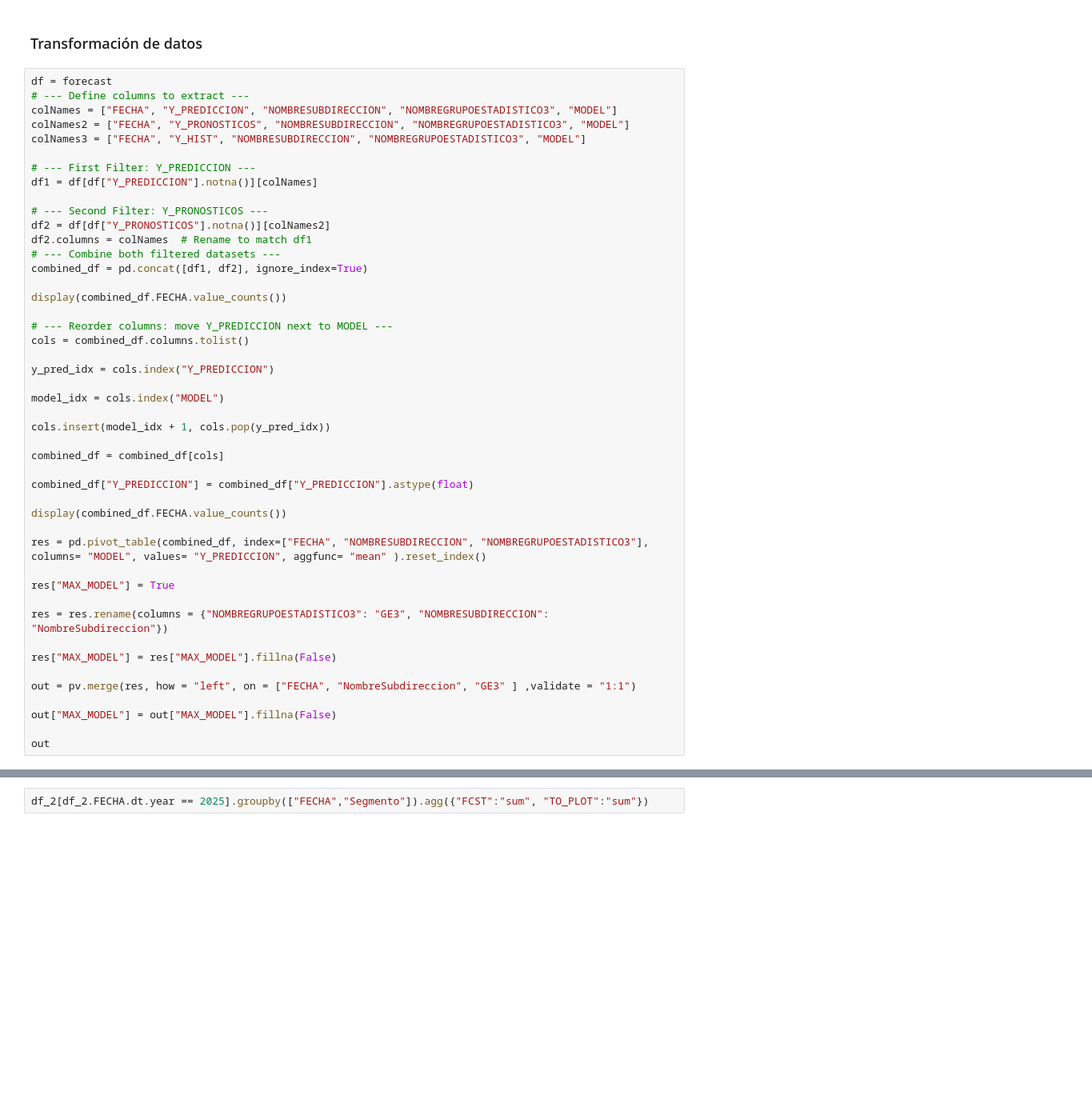
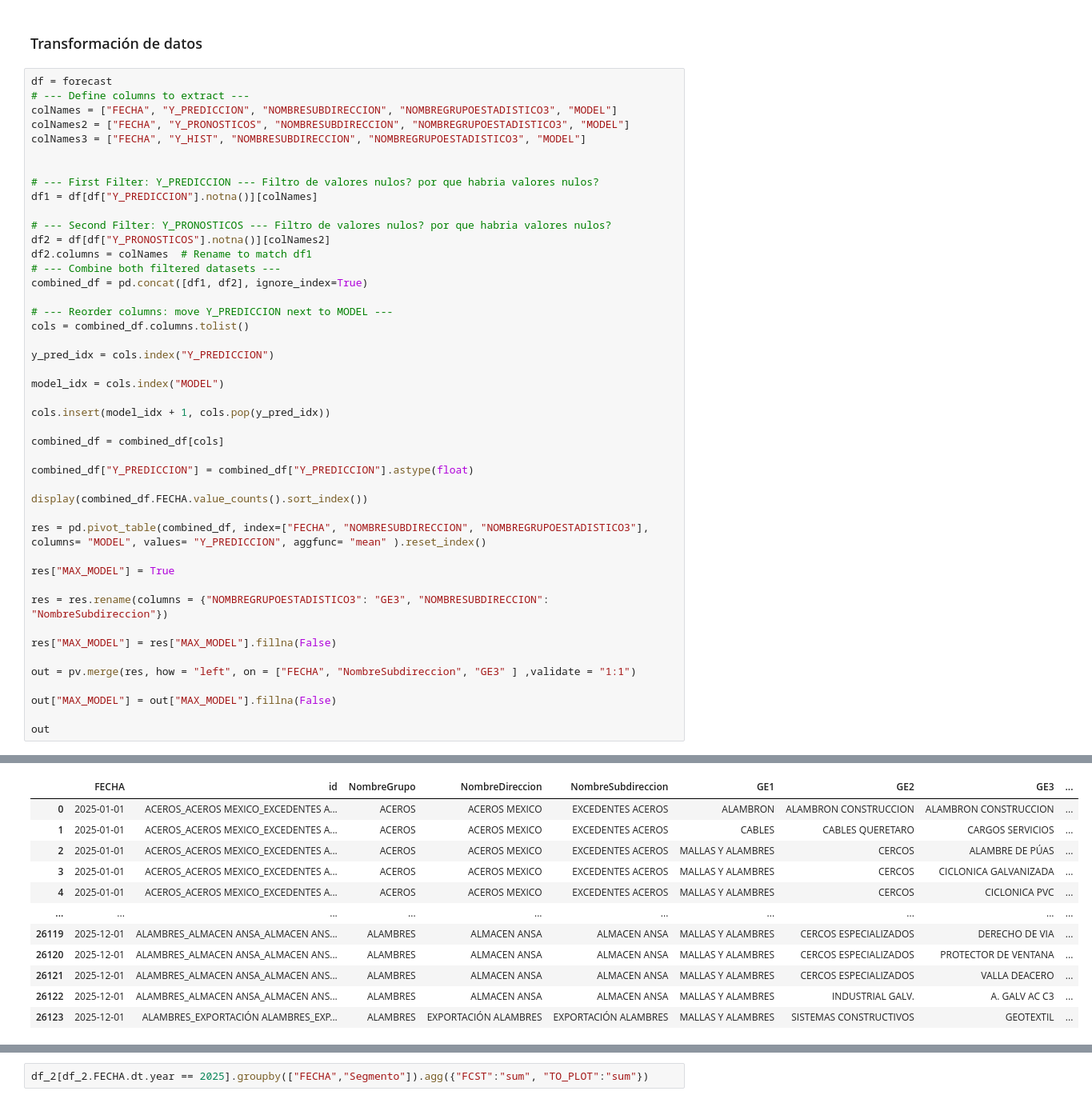
Before and after one commit to adojedar/demanda2, a Jupyter notebook: POP_BQ.ipynb, the cells around one changed output, grey strips where cells are left out. Shown: that part at 80% size. Saved outputs shown, nothing was run; the diff lists cells and outputs as text; blank space fills up the shorter version.

```diff
--- a/POP_BQ.ipynb
+++ b/POP_BQ.ipynb
@@ -327,16 +234,15 @@ colNames = ["FECHA", "Y_PREDICCION", "NOMBRESUBDIRECCION", "NOMBREGRUPOESTADISTI
 colNames2 = ["FECHA", "Y_PRONOSTICOS", "NOMBRESUBDIRECCION", "NOMBREGRUPOESTADISTICO3", "MODEL"]
 colNames3 = ["FECHA", "Y_HIST", "NOMBRESUBDIRECCION", "NOMBREGRUPOESTADISTICO3", "MODEL"]
 
-# --- First Filter: Y_PREDICCION ---
+
+# --- First Filter: Y_PREDICCION --- Filtro de valores nulos? por que habria valores nulos?
 df1 = df[df["Y_PREDICCION"].notna()][colNames]
 
-# --- Second Filter: Y_PRONOSTICOS ---
+# --- Second Filter: Y_PRONOSTICOS --- Filtro de valores nulos? por que habria valores nulos?
 df2 = df[df["Y_PRONOSTICOS"].notna()][colNames2]
 df2.columns = colNames  # Rename to match df1
 # --- Combine both filtered datasets ---
 combined_df = pd.concat([df1, df2], ignore_index=True)
-
-display(combined_df.FECHA.value_counts())
 
 # --- Reorder columns: move Y_PREDICCION next to MODEL ---
 cols = combined_df.columns.tolist()
@@ -351,7 +257,7 @@ combined_df = combined_df[cols]
 
 combined_df["Y_PREDICCION"] = combined_df["Y_PREDICCION"].astype(float)
 
-display(combined_df.FECHA.value_counts())
+display(combined_df.FECHA.value_counts().sort_index())
 
 res = pd.pivot_table(combined_df, index=["FECHA", "NOMBRESUBDIRECCION", "NOMBREGRUPOESTADISTICO3"], columns= "MODEL", values= "Y_PREDICCION", aggfunc= "mean" ).reset_index()
 
@@ -385 +291,13 @@ FECHA
 Name: count, dtype: int64
+|  | FECHA | id | NombreGrupo | NombreDireccion | NombreSubdireccion | GE1 | GE2 | GE3 | ... |
+| 0 | 2025-01-01 | ACEROS_ACEROS MEXICO_EXCEDENTES A... | ACEROS | ACEROS MEXICO | EXCEDENTES ACEROS | ALAMBRON | ALAMBRON CONSTRUCCION | ALAMBRON CONSTRUCCION | ... |
+| 1 | 2025-01-01 | ACEROS_ACEROS MEXICO_EXCEDENTES A... | ACEROS | ACEROS MEXICO | EXCEDENTES ACEROS | CABLES | CABLES QUERETARO | CARGOS SERVICIOS | ... |
+| 2 | 2025-01-01 | ACEROS_ACEROS MEXICO_EXCEDENTES A... | ACEROS | ACEROS MEXICO | EXCEDENTES ACEROS | MALLAS Y ALAMBRES | CERCOS | ALAMBRE DE PÚAS | ... |
+| 3 | 2025-01-01 | ACEROS_ACEROS MEXICO_EXCEDENTES A... | ACEROS | ACEROS MEXICO | EXCEDENTES ACEROS | MALLAS Y ALAMBRES | CERCOS | CICLONICA GALVANIZADA | ... |
+| 4 | 2025-01-01 | ACEROS_ACEROS MEXICO_EXCEDENTES A... | ACEROS | ACEROS MEXICO | EXCEDENTES ACEROS | MALLAS Y ALAMBRES | CERCOS | CICLONICA PVC | ... |
+| ... | ... | ... | ... | ... | ... | ... | ... | ... | ... |
+| 26119 | 2025-12-01 | ALAMBRES_ALMACEN ANSA_ALMACEN ANS... | ALAMBRES | ALMACEN ANSA | ALMACEN ANSA | MALLAS Y ALAMBRES | CERCOS ESPECIALIZADOS | DERECHO DE VIA | ... |
+| 26120 | 2025-12-01 | ALAMBRES_ALMACEN ANSA_ALMACEN ANS... | ALAMBRES | ALMACEN ANSA | ALMACEN ANSA | MALLAS Y ALAMBRES | CERCOS ESPECIALIZADOS | PROTECTOR DE VENTANA | ... |
+| 26121 | 2025-12-01 | ALAMBRES_ALMACEN ANSA_ALMACEN ANS... | ALAMBRES | ALMACEN ANSA | ALMACEN ANSA | MALLAS Y ALAMBRES | CERCOS ESPECIALIZADOS | VALLA DEACERO | ... |
+| 26122 | 2025-12-01 | ALAMBRES_ALMACEN ANSA_ALMACEN ANS... | ALAMBRES | ALMACEN ANSA | ALMACEN ANSA | MALLAS Y ALAMBRES | INDUSTRIAL GALV. | A. GALV AC C3 | ... |
+| 26123 | 2025-12-01 | ALAMBRES_EXPORTACIÓN ALAMBRES_EXP... | ALAMBRES | EXPORTACIÓN ALAMBRES | EXPORTACIÓN ALAMBRES | MALLAS Y ALAMBRES | SISTEMAS CONSTRUCTIVOS | GEOTEXTIL | ... |
```
Also changed, not shown: parts of 19 cells of this notebook.
